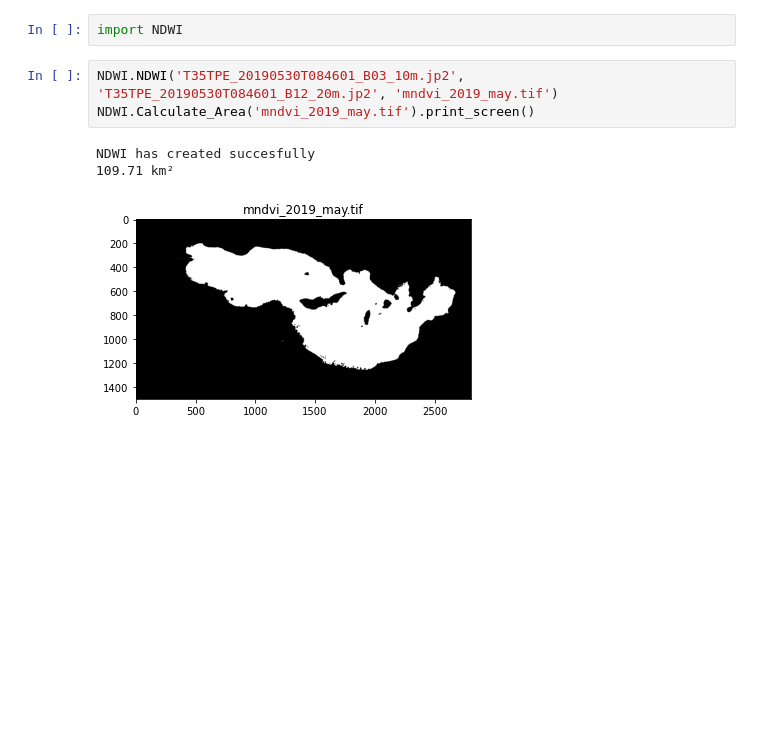
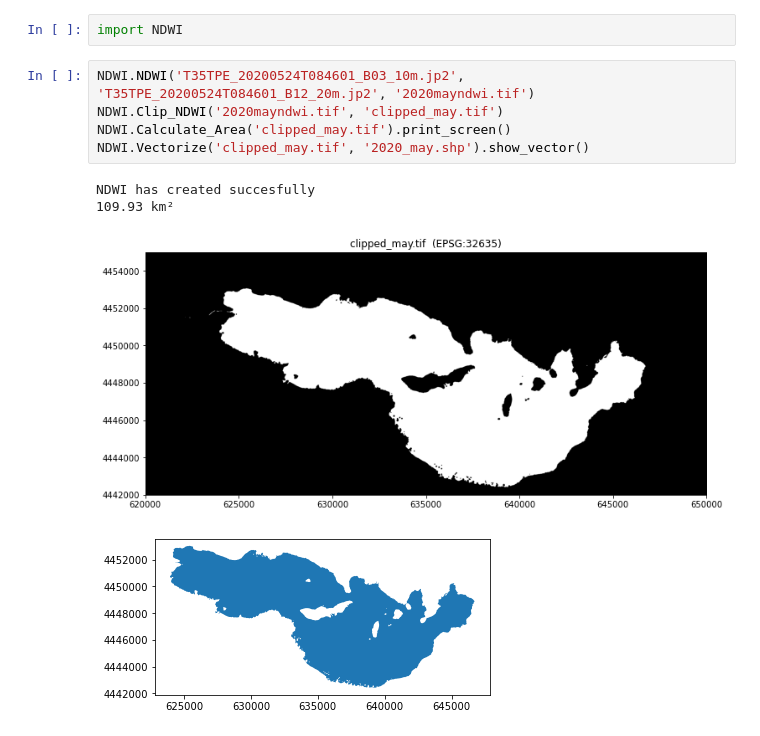
Before and after one commit to dagdelenvolkan/Extraction-Water-Areas-from-Sentinel-2A, a Jupyter notebook: example.ipynb, the cells around one changed output. Cells and saved outputs as stored; diff of their text form; blank space fills up the shorter version.

```diff
--- a/example.ipynb
+++ b/example.ipynb
@@ -3,10 +3,13 @@
 # %%
 import NDWI
 # %%
-NDWI.NDWI('T35TPE_20190530T084601_B03_10m.jp2', 'T35TPE_20190530T084601_B12_20m.jp2', 'mndvi_2019_may.tif')
-NDWI.Calculate_Area('mndvi_2019_may.tif').print_screen()
+NDWI.NDWI('T35TPE_20200524T084601_B03_10m.jp2', 'T35TPE_20200524T084601_B12_20m.jp2', '2020mayndwi.tif')
+NDWI.Clip_NDWI('2020mayndwi.tif', 'clipped_may.tif')
+NDWI.Calculate_Area('clipped_may.tif').print_screen()
+NDWI.Vectorize('clipped_may.tif', '2020_may.shp').show_vector()
 # %% [output]
 NDWI has created succesfully
-109.71 km²
+109.93 km²
-[figure, old version]
+[figure, new version]
+[figure, added]
 # %%
```
Also changed, not shown: parts of 3 cells of this notebook.
